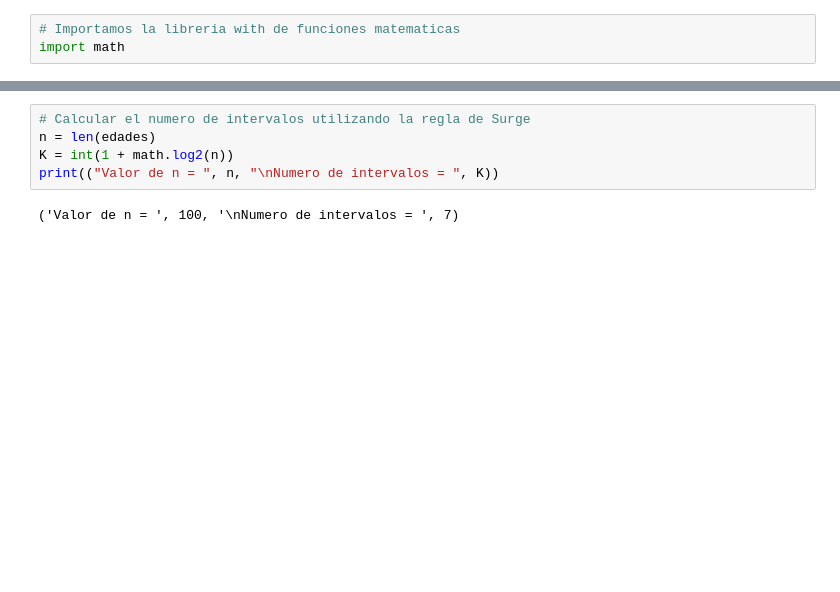
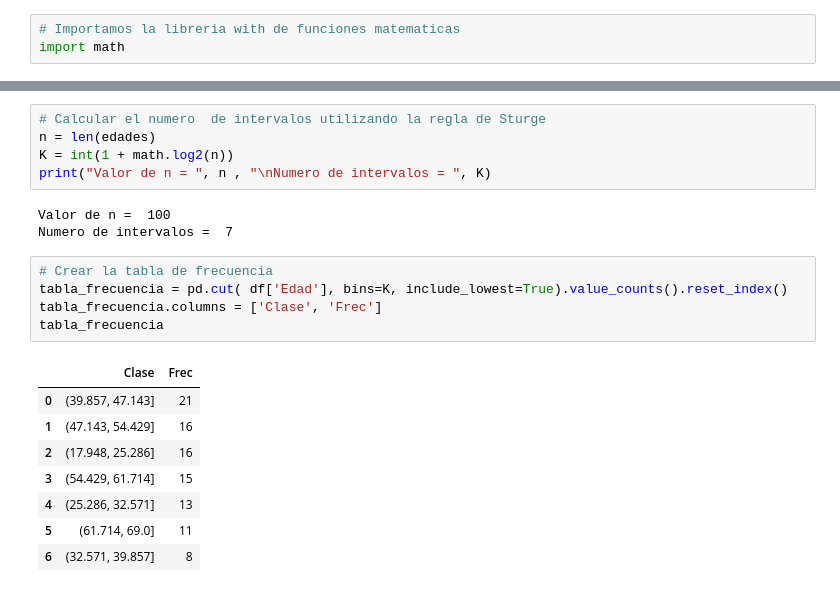
Before and after one commit to Leonardo-Leal-Salazar/Probabilidad1, a Jupyter notebook: Unidad1/PRO_U1_Practica3.ipynb, the cells around one changed output, grey strips where cells are left out. Drawn from its saved outputs; the diff is of its cells as text; blank space fills up the shorter version.

```diff
--- a/Unidad1/PRO_U1_Practica3.ipynb
+++ b/Unidad1/PRO_U1_Practica3.ipynb
@@ -146,8 +143,23 @@ df
 100 rows × 1 columns
 # %%
-# Calcular el numero de intervalos utilizando la regla de Surge
+# Calcular el numero  de intervalos utilizando la regla de Sturge
 n = len(edades)
 K = int(1 + math.log2(n))
-print(("Valor de n = ", n, "\nNumero de intervalos = ", K))
+print("Valor de n = ", n , "\nNumero de intervalos = ", K)
 # %% [output]
-('Valor de n = ', 100, '\nNumero de intervalos = ', 7)
+Valor de n =  100
+Numero de intervalos =  7
+# %%
+# Crear la tabla de frecuencia
+tabla_frecuencia = pd.cut( df['Edad'], bins=K, include_lowest=True).value_counts().reset_index()
+tabla_frecuencia.columns = ['Clase', 'Frec']
+tabla_frecuencia
+# %% [output]
+|  | Clase | Frec |
+| 0 | (39.857, 47.143] | 21 |
+| 1 | (47.143, 54.429] | 16 |
+| 2 | (17.948, 25.286] | 16 |
+| 3 | (54.429, 61.714] | 15 |
+| 4 | (25.286, 32.571] | 13 |
+| 5 | (61.714, 69.0] | 11 |
+| 6 | (32.571, 39.857] | 8 |
```
Also changed, not shown: parts of 11 cells of this notebook.
